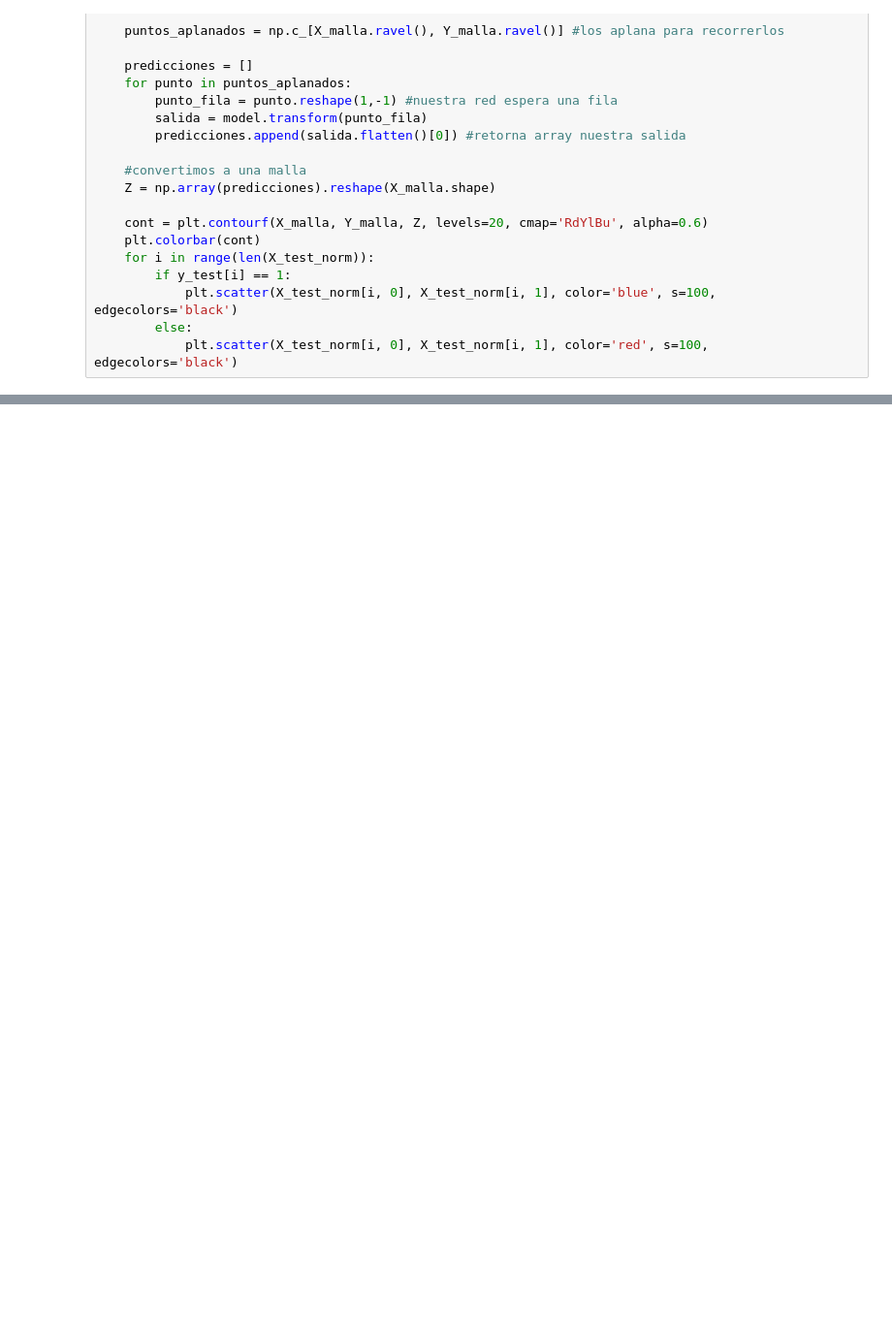
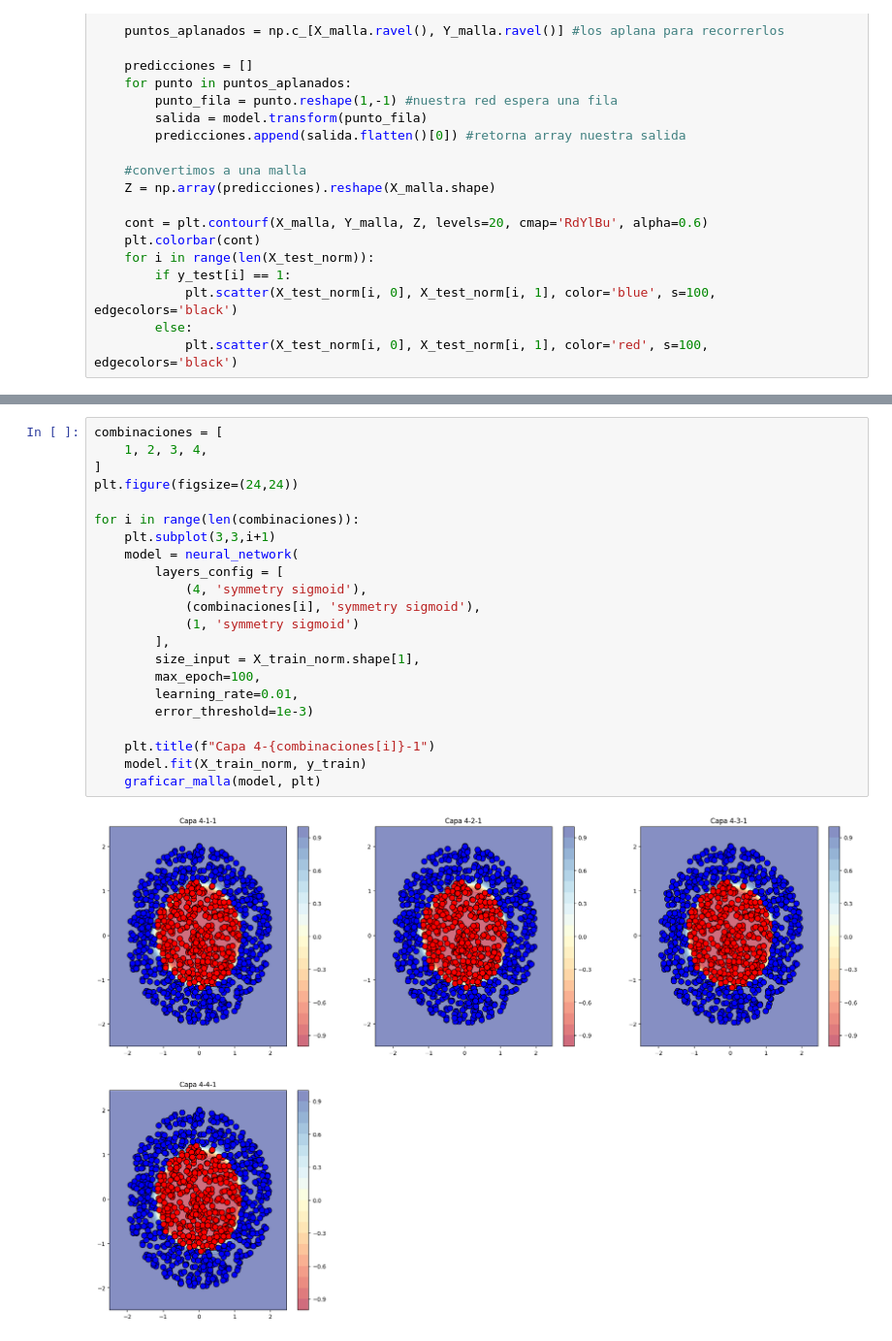
Before and after one commit to gggelme/redes_neuronales, a Jupyter notebook: GTP2/CONCENT.ipynb, the cells around one changed output, grey strips where cells are left out. Shown at 97% size. Cells and saved outputs as stored; diff of their text form; blank space fills up the shorter version.

```diff
--- a/GTP2/CONCENT.ipynb
+++ b/GTP2/CONCENT.ipynb
@@ -175,0 +146,24 @@ KeyboardInterrupt:
+# %%
+combinaciones = [
+    1, 2, 3, 4,
+]
+plt.figure(figsize=(24,24))
+
+for i in range(len(combinaciones)):
+    plt.subplot(3,3,i+1)
+    model = neural_network(
+        layers_config = [
+            (4, 'symmetry sigmoid'),
+            (combinaciones[i], 'symmetry sigmoid'),
+            (1, 'symmetry sigmoid')
+        ],
+        size_input = X_train_norm.shape[1],
+        max_epoch=100,
+        learning_rate=0.01,
+        error_threshold=1e-3)
+
+    plt.title(f"Capa 4-{combinaciones[i]}-1")
+    model.fit(X_train_norm, y_train)
+    graficar_malla(model, plt)
+# %% [output]
+[figure, added]
```
Also changed, not shown: parts of 5 cells of this notebook, 5 other files.
